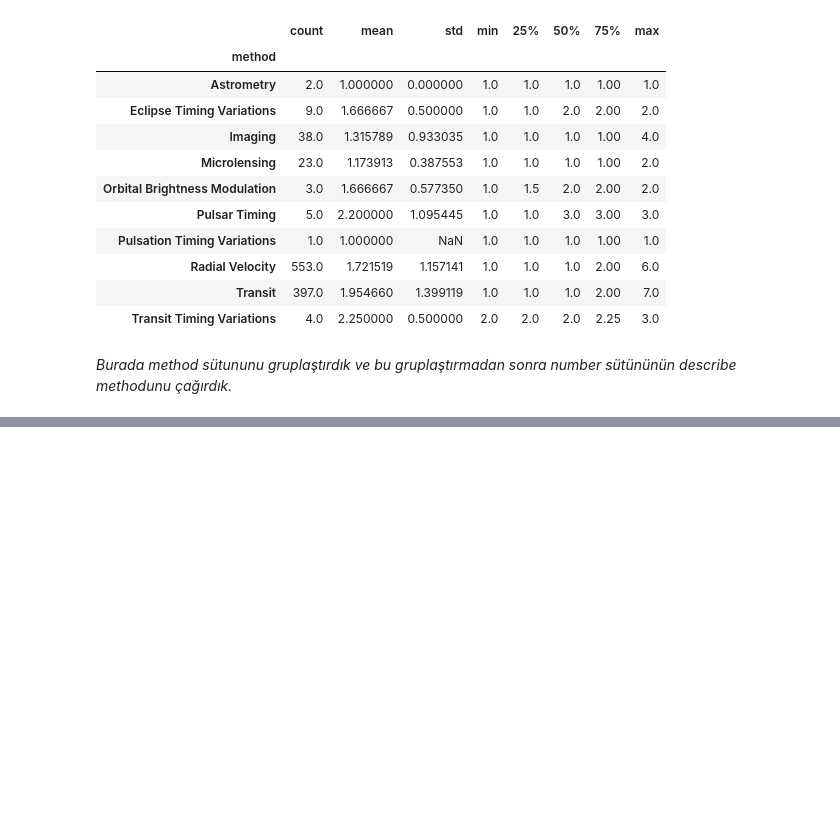
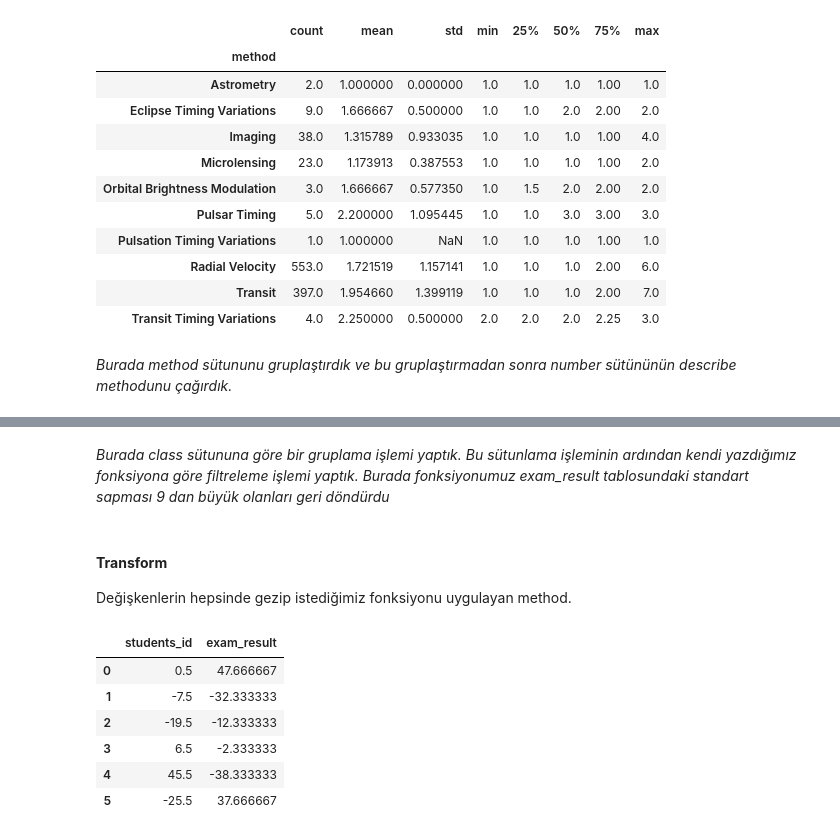
Before and after one commit to furkaanasik/Pandas-temel, a Jupyter notebook: PandasNotes.ipynb, the cells around one changed output, grey strips where cells are left out. Cells and saved outputs as stored; diff of their text form; code cells hidden in the pictures; blank space fills up the shorter version.

```diff
--- a/PandasNotes.ipynb
+++ b/PandasNotes.ipynb
@@ -1333,0 +1408,18 @@ df.groupby("method")["number"].describe()
+# %% [markdown]
+*Burada class sütununa göre bir gruplama işlemi yaptık. Bu sütunlama işleminin ardından kendi yazdığımız fonksiyona göre filtreleme işlemi yaptık. Burada fonksiyonumuz exam_result tablosundaki standart sapması 9 dan büyük olanları geri döndürdu*
+# %% [markdown]
+#### **Transform**
+
+Değişkenlerin hepsinde gezip istediğimiz fonksiyonu uygulayan method.
+# %%
+change_df = df.iloc[:, 1:3]
+
+change_df.transform(lambda value: value - value.mean())
+# %% [output]
+|  | students_id | exam_result |
+| 0 | 0.5 | 47.666667 |
+| 1 | -7.5 | -32.333333 |
+| 2 | -19.5 | -12.333333 |
+| 3 | 6.5 | -2.333333 |
+| 4 | 45.5 | -38.333333 |
+| 5 | -25.5 | 37.666667 |
```
Also changed, not shown: parts of 17 cells of this notebook.
